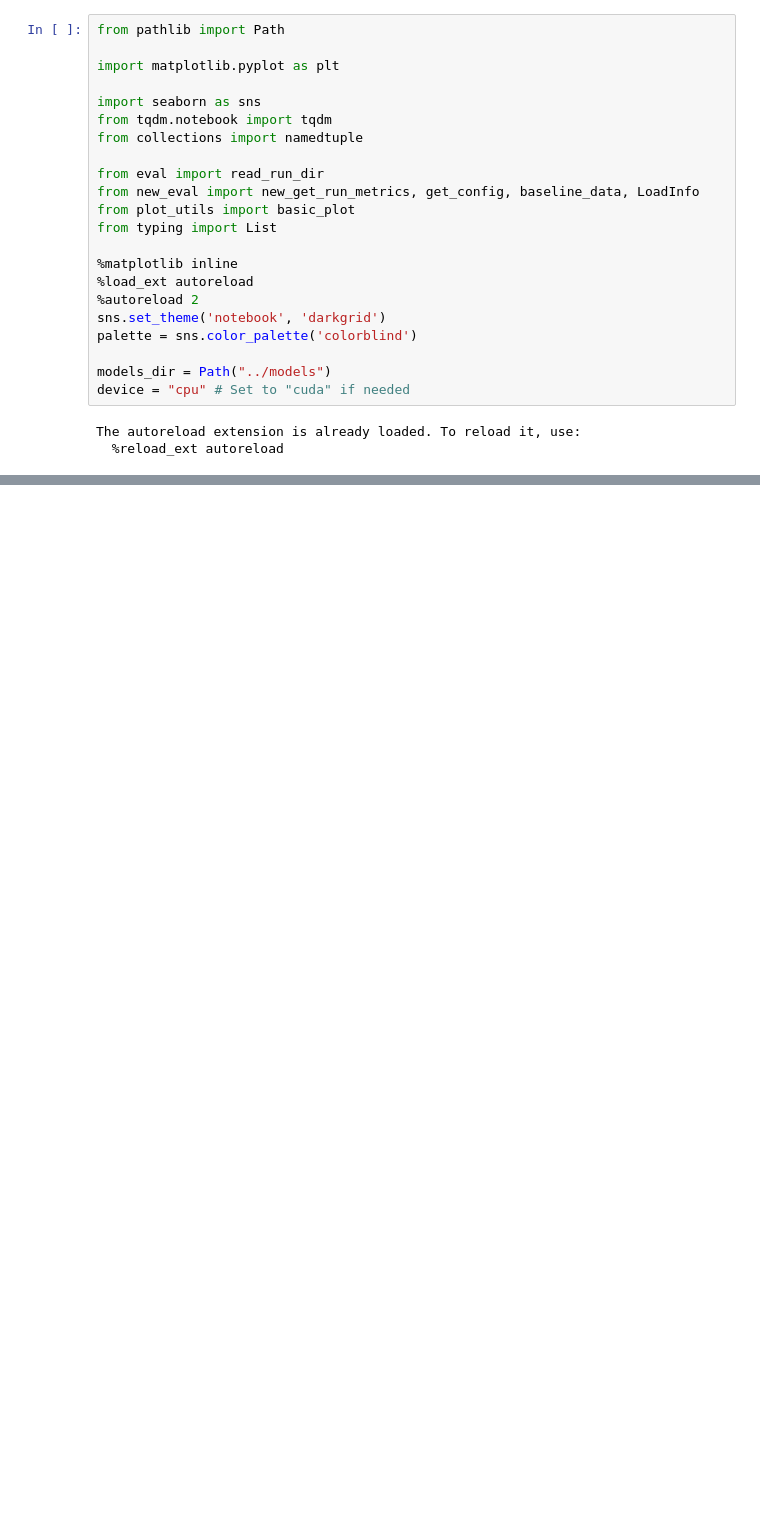
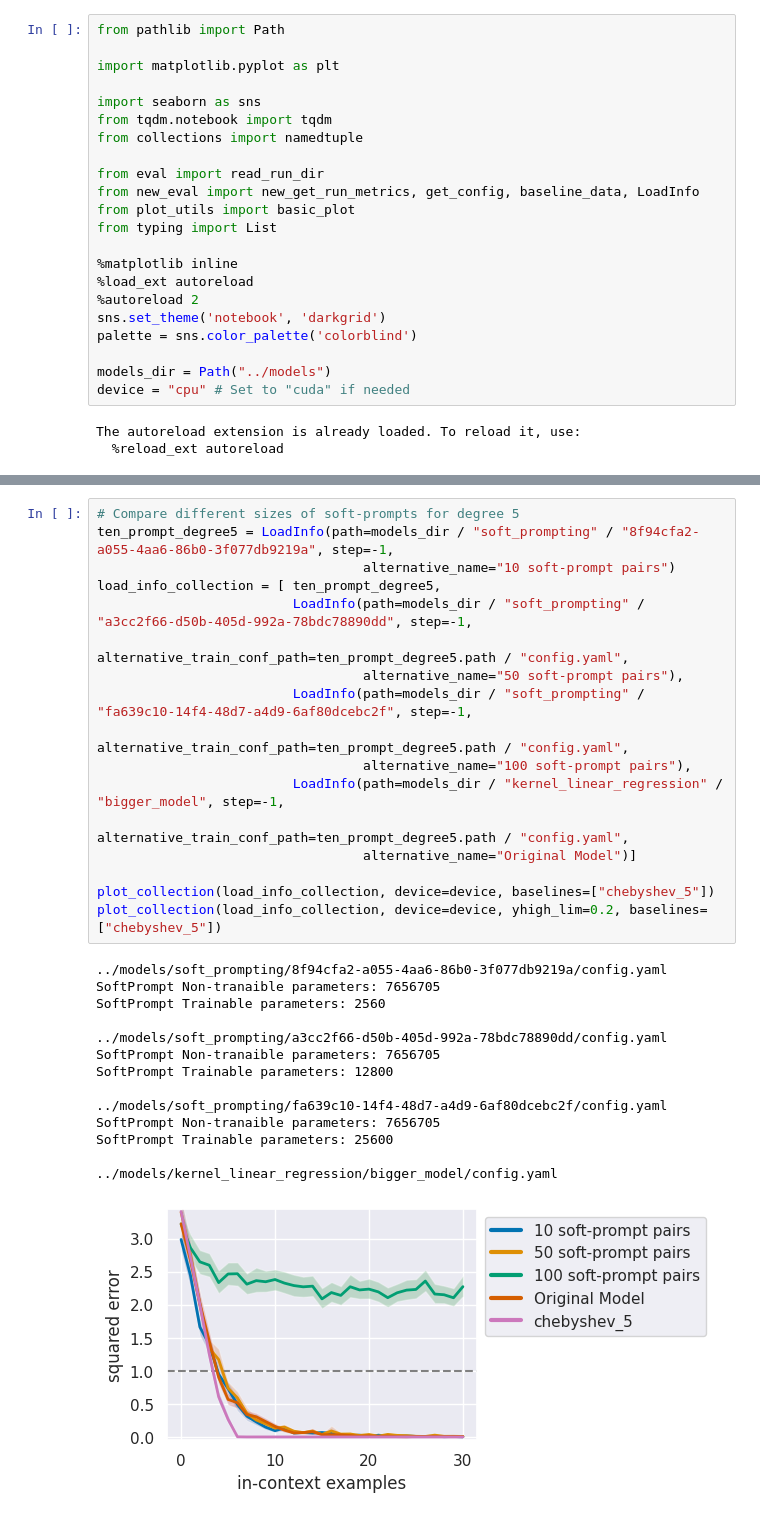
Before and after one commit to wilcoxsonm21/CS182Project, a Jupyter notebook: src/eval.ipynb, the cells around one changed output, grey strips where cells are left out. Cells and saved outputs as stored; diff of their text form; blank space fills up the shorter version.

```diff
--- a/src/eval.ipynb
+++ b/src/eval.ipynb
@@ -140,0 +144,32 @@ Trainable parameters: 12288
+# %%
+# Compare different sizes of soft-prompts for degree 5
+ten_prompt_degree5 = LoadInfo(path=models_dir / "soft_prompting" / "8f94cfa2-a055-4aa6-86b0-3f077db9219a", step=-1,
+                                  alternative_name="10 soft-prompt pairs")
+load_info_collection = [ ten_prompt_degree5,
+                         LoadInfo(path=models_dir / "soft_prompting" / "a3cc2f66-d50b-405d-992a-78bdc78890dd", step=-1,
+                                  alternative_train_conf_path=ten_prompt_degree5.path / "config.yaml",
+                                  alternative_name="50 soft-prompt pairs"),
+                         LoadInfo(path=models_dir / "soft_prompting" / "fa639c10-14f4-48d7-a4d9-6af80dcebc2f", step=-1,
+                                  alternative_train_conf_path=ten_prompt_degree5.path / "config.yaml",
+                                  alternative_name="100 soft-prompt pairs"),
+                         LoadInfo(path=models_dir / "kernel_linear_regression" / "bigger_model", step=-1,
+                                  alternative_train_conf_path=ten_prompt_degree5.path / "config.yaml",
+                                  alternative_name="Original Model")]
+
+plot_collection(load_info_collection, device=device, baselines=["chebyshev_5"])
+plot_collection(load_info_collection, device=device, yhigh_lim=0.2, baselines=["chebyshev_5"])
+# %% [output]
+../models/soft_prompting/8f94cfa2-a055-4aa6-86b0-3f077db9219a/config.yaml
+SoftPrompt Non-tranaible parameters: 7656705
+SoftPrompt Trainable parameters: 2560
+
+../models/soft_prompting/a3cc2f66-d50b-405d-992a-78bdc78890dd/config.yaml
+SoftPrompt Non-tranaible parameters: 7656705
+SoftPrompt Trainable parameters: 12800
+
+../models/soft_prompting/fa639c10-14f4-48d7-a4d9-6af80dcebc2f/config.yaml
+SoftPrompt Non-tranaible parameters: 7656705
+SoftPrompt Trainable parameters: 25600
+
+../models/kernel_linear_regression/bigger_model/config.yaml
+[figure, added]
```
Also changed, not shown: parts of 9 cells of this notebook, 2 other files.
